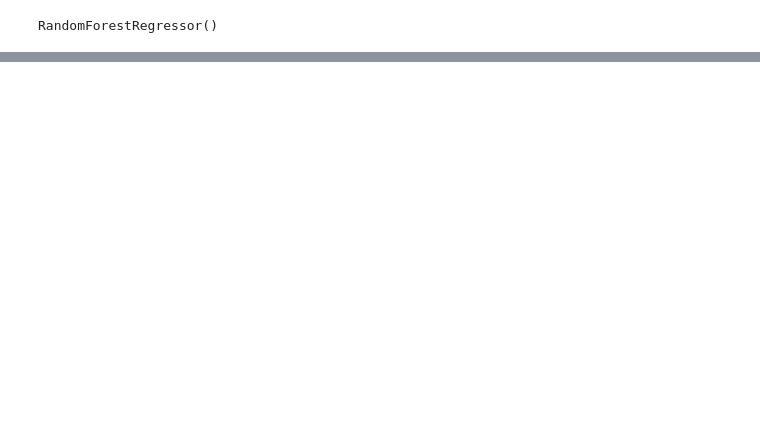
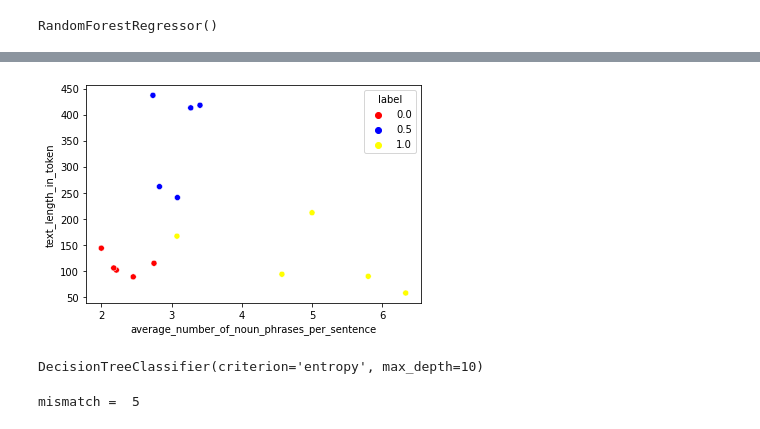
Before and after one commit to DanielAweis/TextComplexityFeatures, a Jupyter notebook: data_analysis.ipynb, the cells around one changed output, grey strips where cells are left out. Saved outputs shown, nothing was run; the diff lists cells and outputs as text; code cells hidden in the pictures; blank space fills up the shorter version.

```diff
--- a/data_analysis.ipynb
+++ b/data_analysis.ipynb
@@ -177,0 +210,32 @@ mean square error test:  0.026355000000000007
+# %%
+b = sns.scatterplot(data=df, hue="label", x="average_number_of_noun_phrases_per_sentence", y="text_length_in_token", palette=["red", "blue", "yellow"])
+# %% [output]
+[figure, added]
+# %%
+from sklearn.tree import DecisionTreeClassifier
+clf_tree = DecisionTreeClassifier(criterion='entropy', max_depth=10)
+labels_int = [0, 0, 0, 0, 0, 1, 1, 1, 1, 1, 2, 2, 2, 2, 2]
+X_train = np.array(X[0:10])
+X_test = np.array(X[10:15])
+y_train_int = np.array(labels_int[0:10])
+y_test_int = np.array(labels_int[10:15])
+
+clf_tree.fit(X_train, y_train_int)
+# %% [output]
+DecisionTreeClassifier(criterion='entropy', max_depth=10)
+# %%
+pred = clf_tree.predict(X_test)
+
+error = []
+counter = 0
+
+for i in range(len(pred)):
+    if pred[i] != y_test_int[i]:
+        error.append(2)
+        counter = counter + 1
+    else:
+        error.append(pred[i])
+
+print("mismatch = ", counter)
+# %% [output]
+mismatch =  5
```
Also changed, not shown: parts of 11 cells of this notebook.
